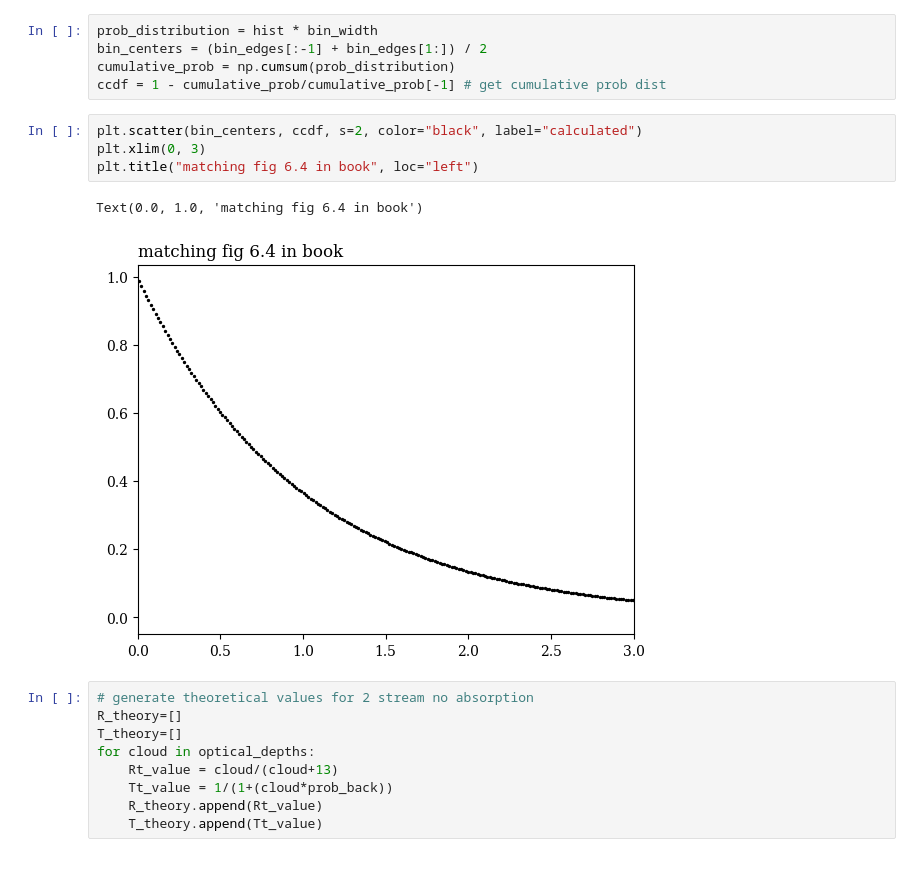
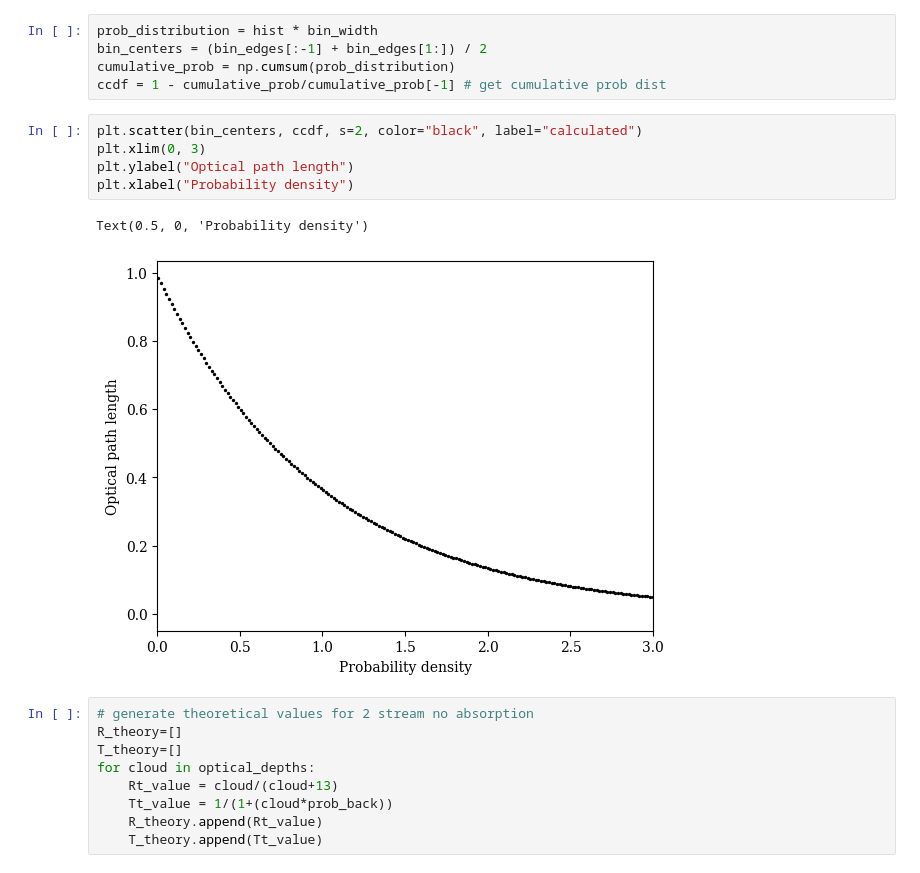
Before and after one commit to Mte2112/ATOC5235, a Jupyter notebook: final_project/montecarlo_3d.ipynb, the cells around one changed output. Drawn from its saved outputs; the diff is of its cells as text.

```diff
--- a/final_project/montecarlo_3d.ipynb
+++ b/final_project/montecarlo_3d.ipynb
@@ -45,10 +45,11 @@ ccdf = 1 - cumulative_prob/cumulative_prob[-1] # get cumulative prob dist
 # %%
 plt.scatter(bin_centers, ccdf, s=2, color="black", label="calculated")
 plt.xlim(0, 3)
-plt.title("matching fig 6.4 in book", loc="left")
+plt.ylabel("Optical path length")
+plt.xlabel("Probability density")
 # %% [output]
-Text(0.0, 1.0, 'matching fig 6.4 in book')
+Text(0.5, 0, 'Probability density')
-[figure, old version]
+[figure, new version]
 # %%
 # generate theoretical values for 2 stream no absorption
 R_theory=[]
```
Also changed, not shown: parts of 9 cells of this notebook.
